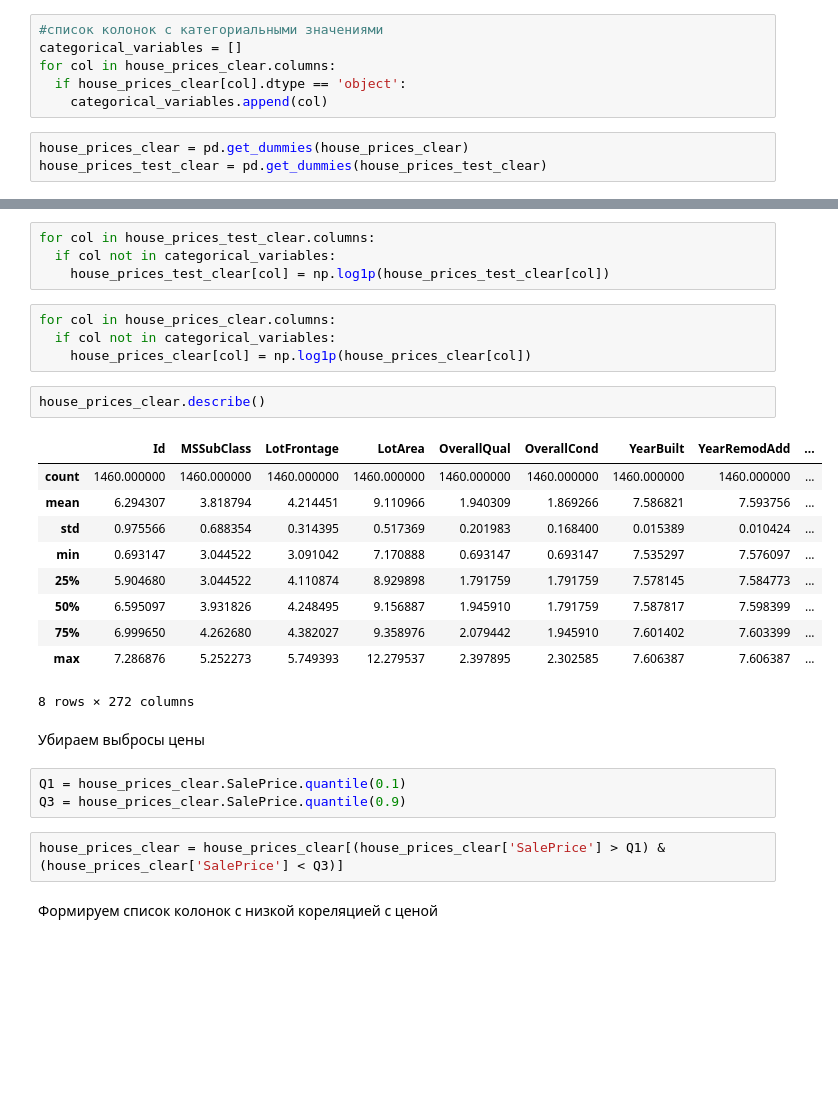
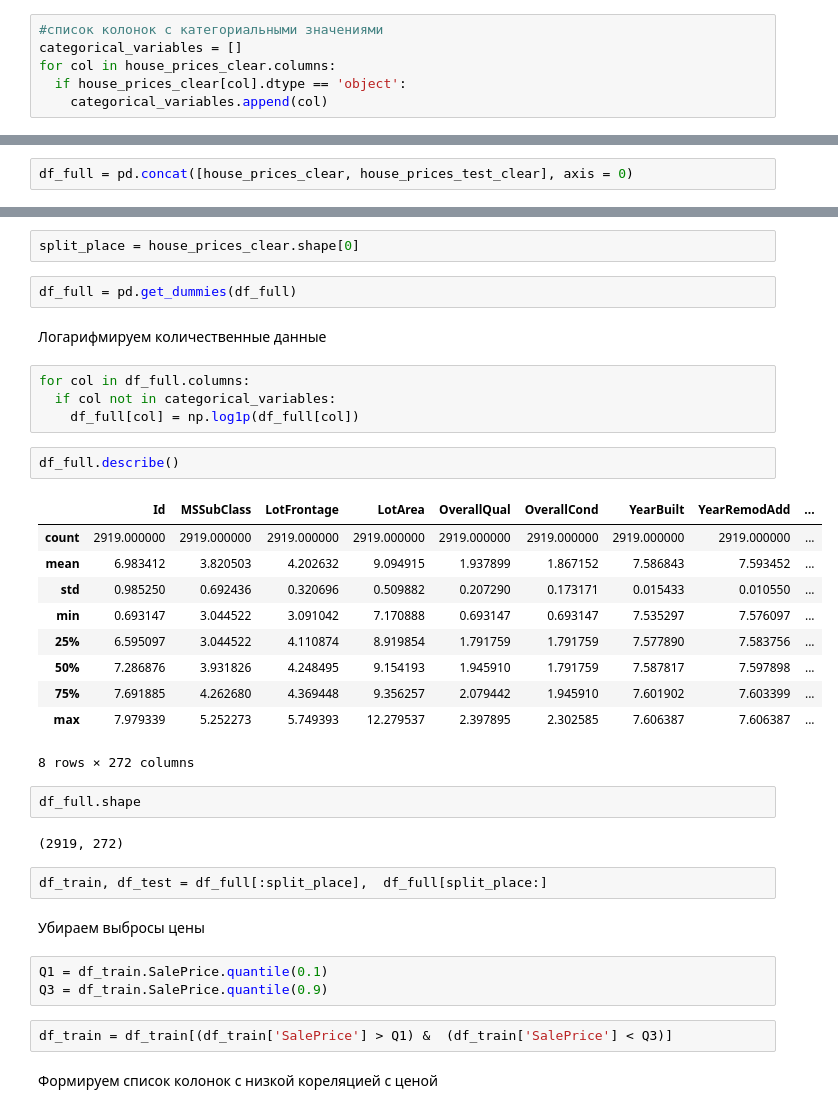
Before and after one commit to Gobals89/Kaggle, a Jupyter notebook: House_Prices.ipynb, the cells around one changed output, grey strips where cells are left out. Drawn from its saved outputs; the diff is of its cells as text; blank space fills up the shorter version.

```diff
--- a/House_Prices.ipynb
+++ b/House_Prices.ipynb
@@ -133,6 +137,3 @@ categorical_variables = []
 for col in house_prices_clear.columns:
   if house_prices_clear[col].dtype == 'object':
     categorical_variables.append(col)
-# %%
-house_prices_clear = pd.get_dummies(house_prices_clear)
-house_prices_test_clear = pd.get_dummies(house_prices_test_clear)
@@ -158,0 +140,2 @@ categorical_variables
+# %%
+df_full = pd.concat([house_prices_clear, house_prices_test_clear], axis = 0)
@@ -159,31 +146,39 @@ categorical_variables
+# %%
+split_place = house_prices_clear.shape[0]
+# %%
+df_full = pd.get_dummies(df_full)
+# %% [markdown]
+Логарифмируем количественные данные
 # %%
-for col in house_prices_test_clear.columns:
+for col in df_full.columns:
   if col not in categorical_variables:
-    house_prices_test_clear[col] = np.log1p(house_prices_test_clear[col])
+    df_full[col] = np.log1p(df_full[col])
-# %%
-for col in house_prices_clear.columns:
-  if col not in categorical_variables:
-    house_prices_clear[col] = np.log1p(house_prices_clear[col])
 # %%
-house_prices_clear.describe()
+df_full.describe()
 # %% [output]
 |  | Id | MSSubClass | LotFrontage | LotArea | OverallQual | OverallCond | YearBuilt | YearRemodAdd | ... |
-| count | 1460.000000 | 1460.000000 | 1460.000000 | 1460.000000 | 1460.000000 | 1460.000000 | 1460.000000 | 1460.000000 | ... |
-| mean | 6.294307 | 3.818794 | 4.214451 | 9.110966 | 1.940309 | 1.869266 | 7.586821 | 7.593756 | ... |
-| std | 0.975566 | 0.688354 | 0.314395 | 0.517369 | 0.201983 | 0.168400 | 0.015389 | 0.010424 | ... |
+| count | 2919.000000 | 2919.000000 | 2919.000000 | 2919.000000 | 2919.000000 | 2919.000000 | 2919.000000 | 2919.000000 | ... |
+| mean | 6.983412 | 3.820503 | 4.202632 | 9.094915 | 1.937899 | 1.867152 | 7.586843 | 7.593452 | ... |
+| std | 0.985250 | 0.692436 | 0.320696 | 0.509882 | 0.207290 | 0.173171 | 0.015433 | 0.010550 | ... |
 | min | 0.693147 | 3.044522 | 3.091042 | 7.170888 | 0.693147 | 0.693147 | 7.535297 | 7.576097 | ... |
-| 25% | 5.904680 | 3.044522 | 4.110874 | 8.929898 | 1.791759 | 1.791759 | 7.578145 | 7.584773 | ... |
-| 50% | 6.595097 | 3.931826 | 4.248495 | 9.156887 | 1.945910 | 1.791759 | 7.587817 | 7.598399 | ... |
-| 75% | 6.999650 | 4.262680 | 4.382027 | 9.358976 | 2.079442 | 1.945910 | 7.601402 | 7.603399 | ... |
-| max | 7.286876 | 5.252273 | 5.749393 | 12.279537 | 2.397895 | 2.302585 | 7.606387 | 7.606387 | ... |
+| 25% | 6.595097 | 3.044522 | 4.110874 | 8.919854 | 1.791759 | 1.791759 | 7.577890 | 7.583756 | ... |
+| 50% | 7.286876 | 3.931826 | 4.248495 | 9.154193 | 1.945910 | 1.791759 | 7.587817 | 7.597898 | ... |
+| 75% | 7.691885 | 4.262680 | 4.369448 | 9.356257 | 2.079442 | 1.945910 | 7.601902 | 7.603399 | ... |
+| max | 7.979339 | 5.252273 | 5.749393 | 12.279537 | 2.397895 | 2.302585 | 7.606387 | 7.606387 | ... |
 8 rows × 272 columns
+# %%
+df_full.shape
+# %% [output]
+(2919, 272)
+# %%
+df_train, df_test = df_full[:split_place],  df_full[split_place:]
 # %% [markdown]
 Убираем выбросы цены
 # %%
-Q1 = house_prices_clear.SalePrice.quantile(0.1)
-Q3 = house_prices_clear.SalePrice.quantile(0.9)
+Q1 = df_train.SalePrice.quantile(0.1)
+Q3 = df_train.SalePrice.quantile(0.9)
 # %%
-house_prices_clear = house_prices_clear[(house_prices_clear['SalePrice'] > Q1) &  (house_prices_clear['SalePrice'] < Q3)]
+df_train = df_train[(df_train['SalePrice'] > Q1) &  (df_train['SalePrice'] < Q3)]
 # %% [markdown]
 Формируем список колонок с низкой кореляцией с ценой
 # %%
```
Also changed, not shown: parts of 68 cells of this notebook.
